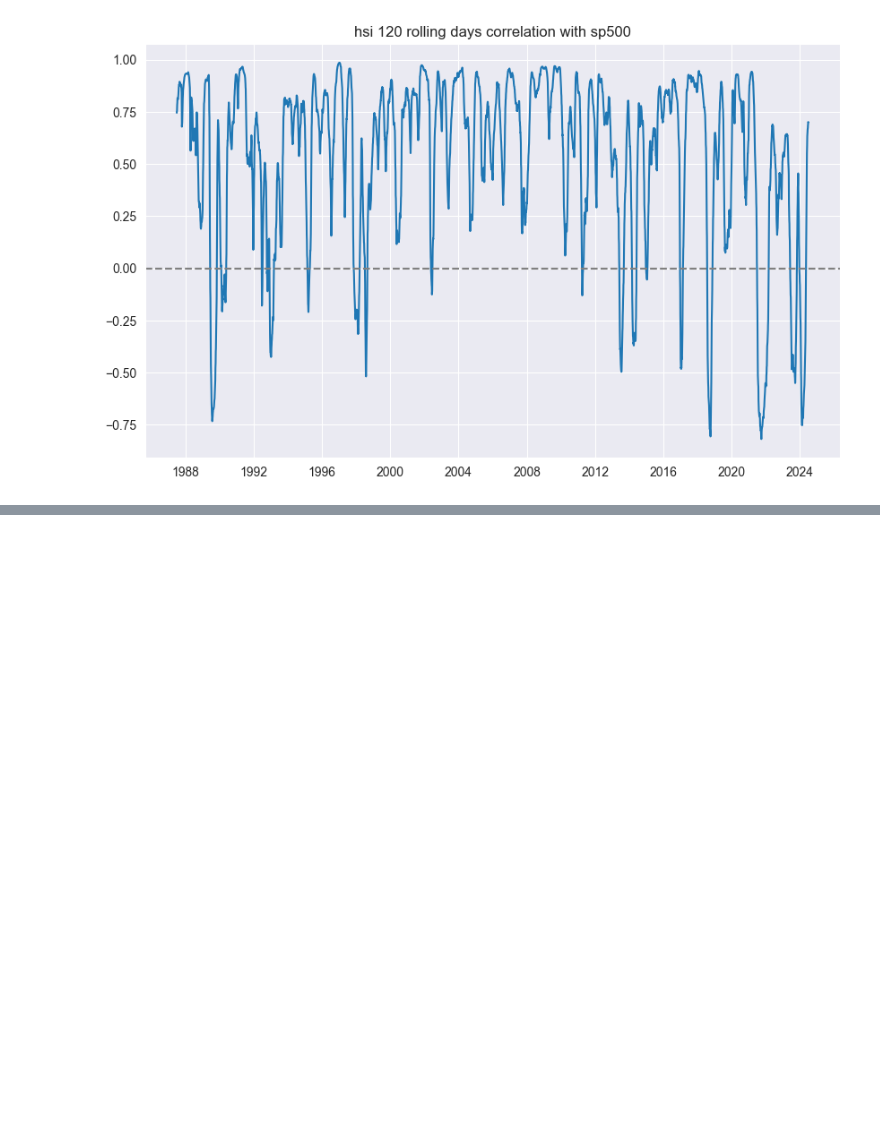
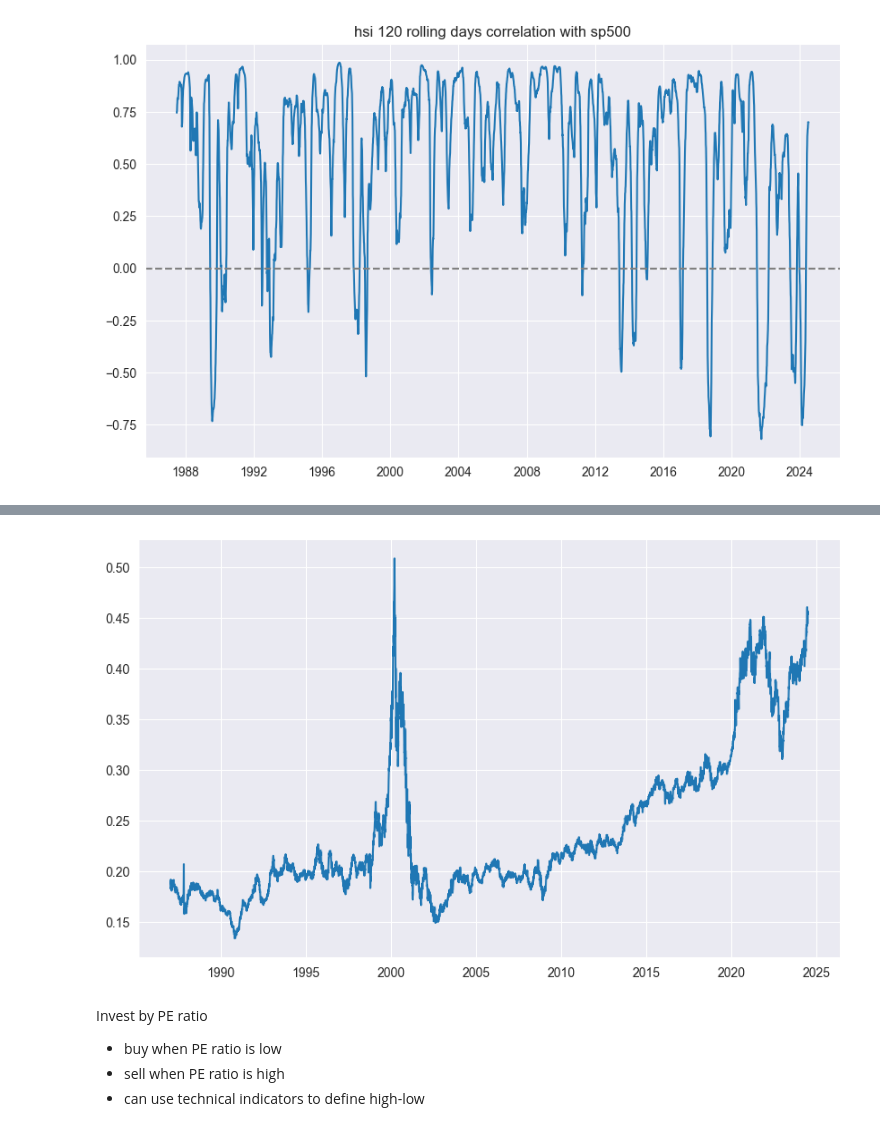
Before and after one commit to Henrywzh/right_time, a Jupyter notebook: market_corr.ipynb, the cells around one changed output, grey strips where cells are left out. Drawn from its saved outputs; the diff is of its cells as text; code cells hidden in the pictures; blank space fills up the shorter version.

```diff
--- a/market_corr.ipynb
+++ b/market_corr.ipynb
@@ -67,0 +101,11 @@ rolling_corr(120)
+# %%
+plt.figure(figsize=(10, 6))
+plt.plot(nasdaq['Adj Close'] / dow['Close'])
+plt.show()
+# %% [output]
+[figure, added]
+# %% [markdown]
+Invest by PE ratio
+- buy when PE ratio is low
+- sell when PE ratio is high
+- can use technical indicators to define high-low
```
Also changed, not shown: parts of 5 cells of this notebook, 2 other files.
